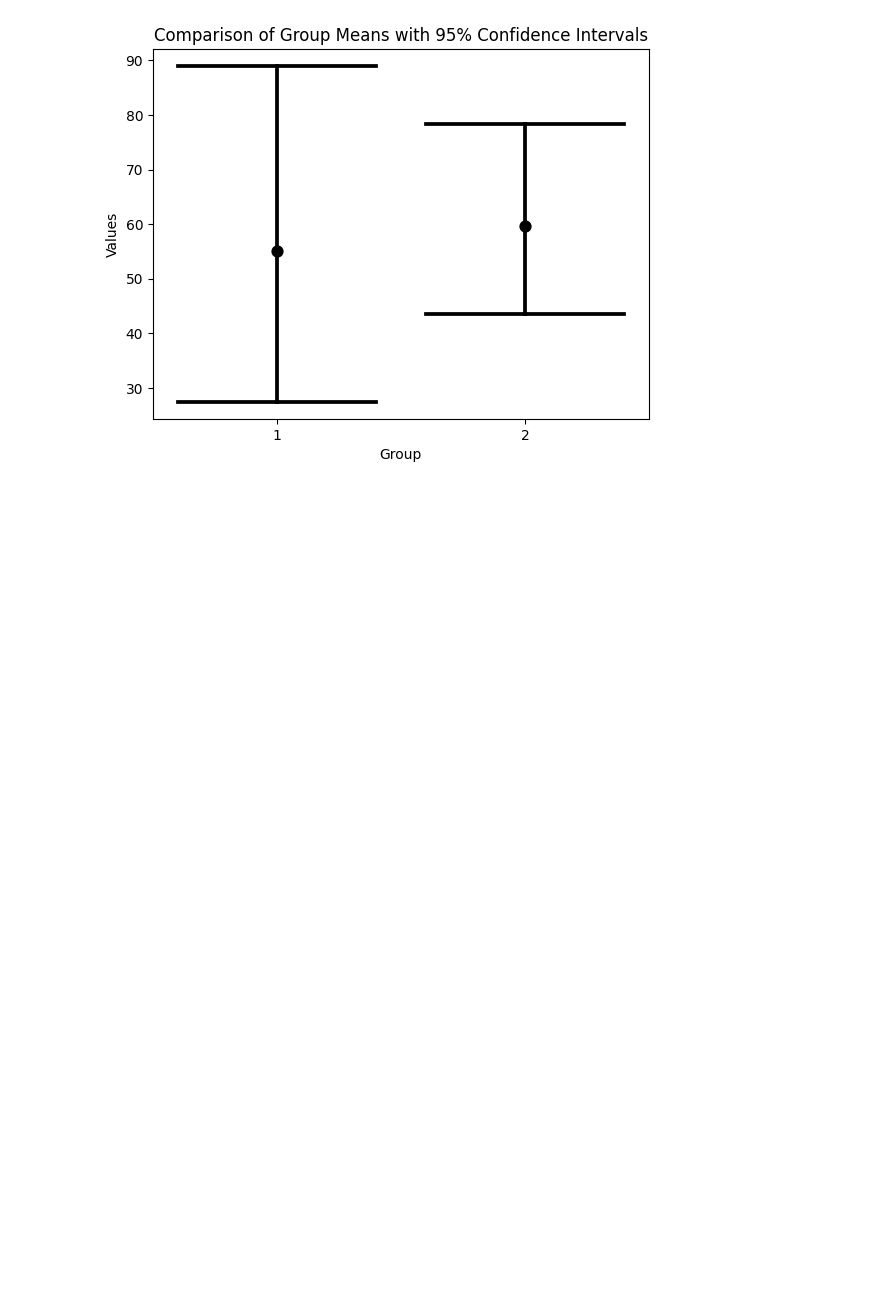
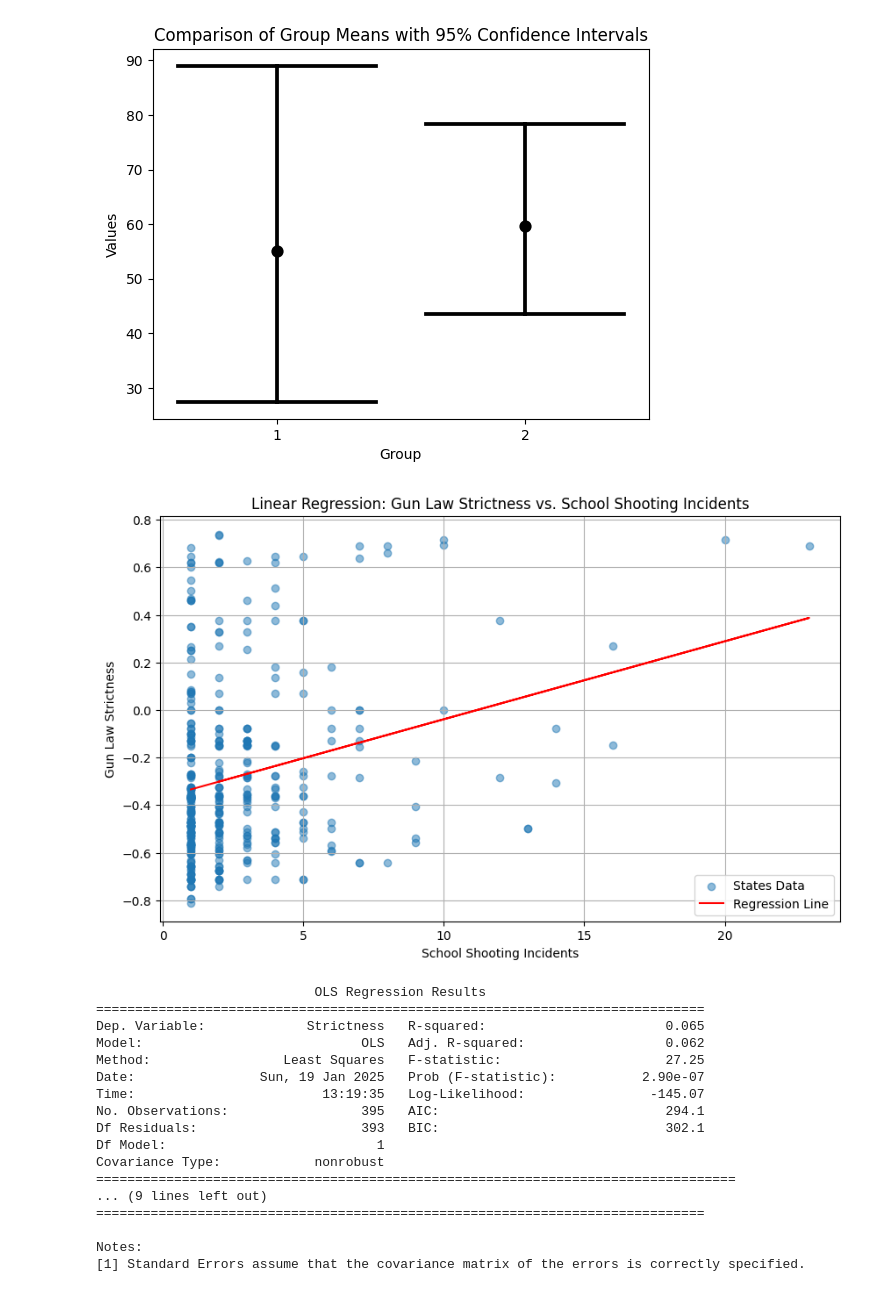
Before and after one commit to 1zpzz/QM2---school-shooting-, a Jupyter notebook: Hypothesis_Test_PPCS.ipynb, the cells around one changed output. Drawn from its saved outputs; the diff is of its cells as text; code cells hidden in the pictures; blank space fills up the shorter version.

```diff
--- a/Hypothesis_Test_PPCS.ipynb
+++ b/Hypothesis_Test_PPCS.ipynb
@@ -91,3 +91,70 @@ The `join` parameter is deprecated and will be removed in v0.15.0. You can remov
 
   sns.pointplot(data=groups, x='Group', y='Values',
 [figure]
+# %%
+import pandas as pd
+from scipy.stats import ttest_ind
+import matplotlib.pyplot as plt
+import statsmodels.api as sm
+
+
+shooting_data_file = "/content/public v3 .csv"
+law_data_file = "/content/State_Gun_law.csv"
+shooting_df = pd.read_csv(shooting_data_file, delimiter=';')
+law_df = pd.read_csv(law_data_file, delimiter=';')
+
+incident_counts_yearly = shooting_df.groupby(['Year', 'state']).size().reset_index(name='incident_count')
+
+law_years = [str(year) for year in range(2006, 2022)]
+law_melted = law_df.melt(id_vars=['State', 'Abbreviation'], value_vars=law_years,
+                         var_name='Year', value_name='Strictness')
+law_melted['Year'] = pd.to_numeric(law_melted['Year'], errors='coerce')
+law_melted['Strictness'] = pd.to_numeric(law_melted['Strictness'], errors='coerce')
+
+merged_yearly_df = pd.merge(incident_counts_yearly, law_melted, left_on=['state', 'Year'], right_on=['Abbreviation', 'Year'])
+
+# Scatter plot of all states over the years with regression line
+fig, ax = plt.subplots(figsize=(10, 6))
+
+ax.scatter(merged_yearly_df['incident_count'], merged_yearly_df['Strictness'], alpha=0.5, label='States Data')
+
+# Linear regression: Strictness ~ Incident Counts
+X = merged_yearly_df['incident_count']
+y = merged_yearly_df['Strictness']
+X = sm.add_constant(X)
+model = sm.OLS(y, X).fit()
+predictions = model.predict(X)
+
+# Plot regression line
+ax.plot(merged_yearly_df['incident_count'], predictions, color='red', label='Regression Line')
+
+# Labels and title
+ax.set_xlabel('School Shooting Incidents')
+ax.set_ylabel('Gun Law Strictness')
+ax.set_title('Linear Regression: Gun Law Strictness vs. School Shooting Incidents')
+ax.legend()
+ax.grid(True)
+
+plt.show()
+
+# Display regression summary
+print(model.summary())
+# %% [output]
+[figure, added]
+                            OLS Regression Results
+==============================================================================
+Dep. Variable:             Strictness   R-squared:                       0.065
+Model:                            OLS   Adj. R-squared:                  0.062
+Method:                 Least Squares   F-statistic:                     27.25
+Date:                Sun, 19 Jan 2025   Prob (F-statistic):           2.90e-07
+Time:                        13:19:35   Log-Likelihood:                -145.07
+No. Observations:                 395   AIC:                             294.1
+Df Residuals:                     393   BIC:                             302.1
+Df Model:                           1
+Covariance Type:            nonrobust
+==================================================================================
+... (9 lines left out)
+==============================================================================
+
+Notes:
+[1] Standard Errors assume that the covariance matrix of the errors is correctly specified.
```
